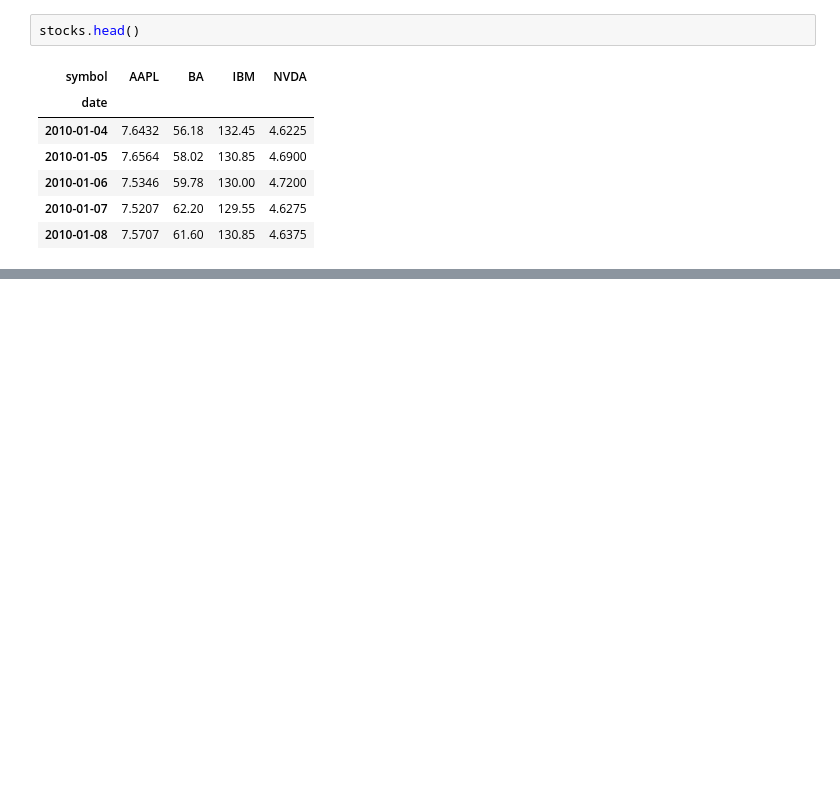
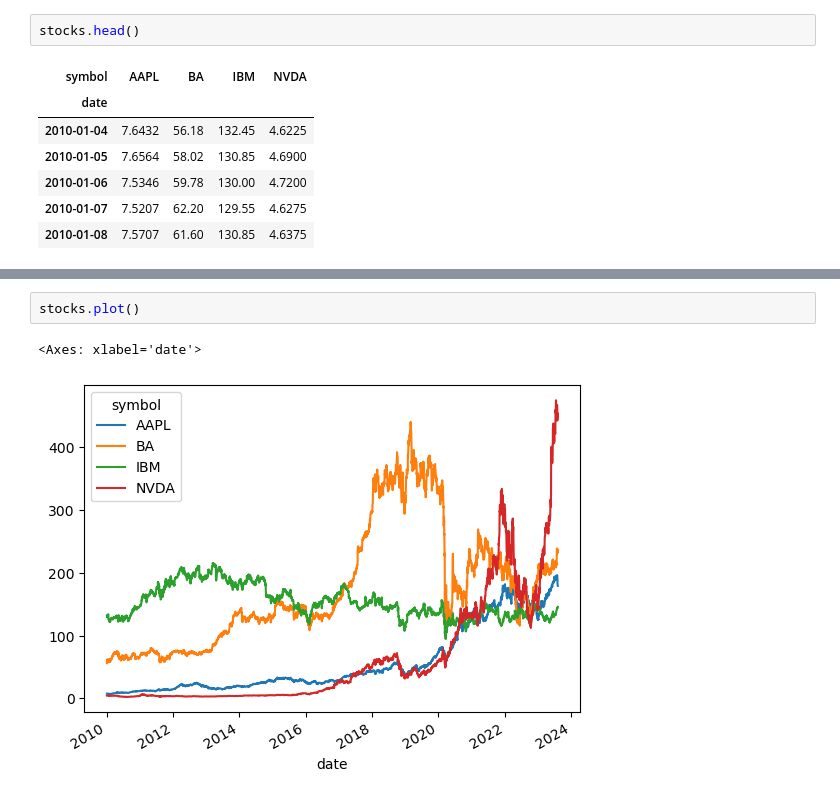
Before and after one commit to Faliell/Pandas_Classes, a Jupyter notebook: aula21-visualization.ipynb, the cells around one changed output, grey strips where cells are left out. Saved outputs shown, nothing was run; the diff lists cells and outputs as text; blank space fills up the shorter version.

```diff
--- a/aula21-visualization.ipynb
+++ b/aula21-visualization.ipynb
@@ -35,0 +74,5 @@ stocks.head()
+# %%
+stocks.plot()
+# %% [output]
+<Axes: xlabel='date'>
+[figure, added]
```
Also changed, not shown: parts of 10 cells of this notebook, 1 other file.
